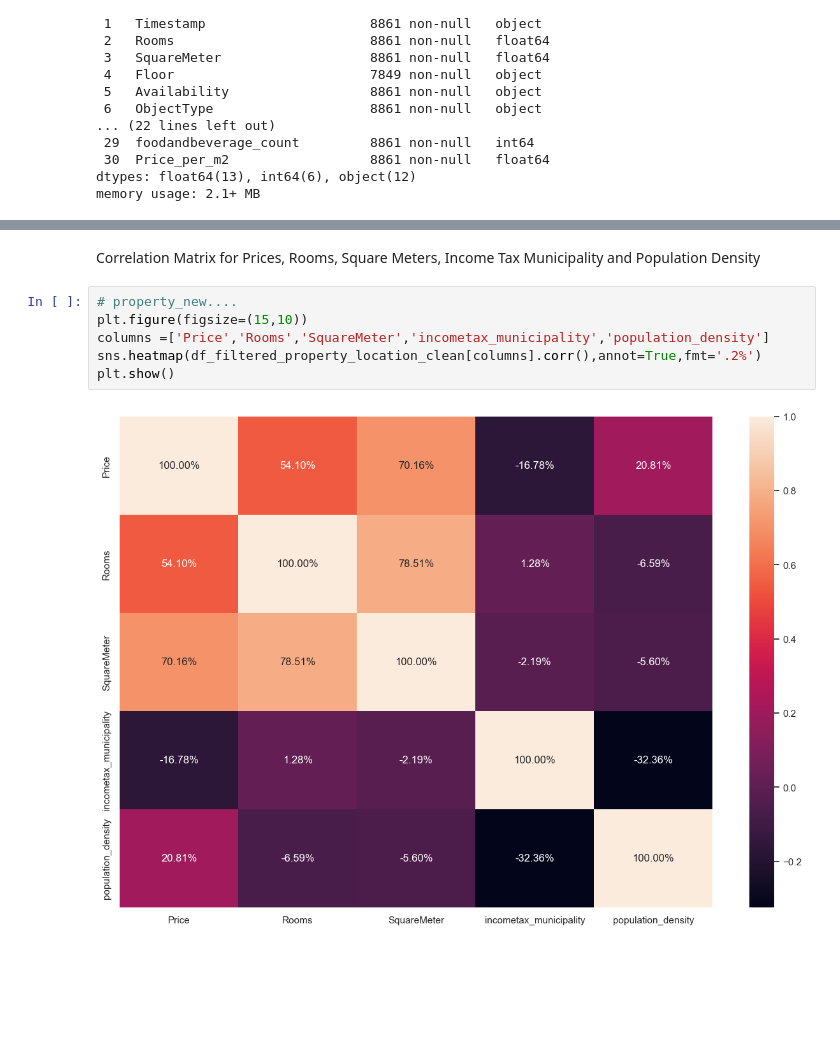
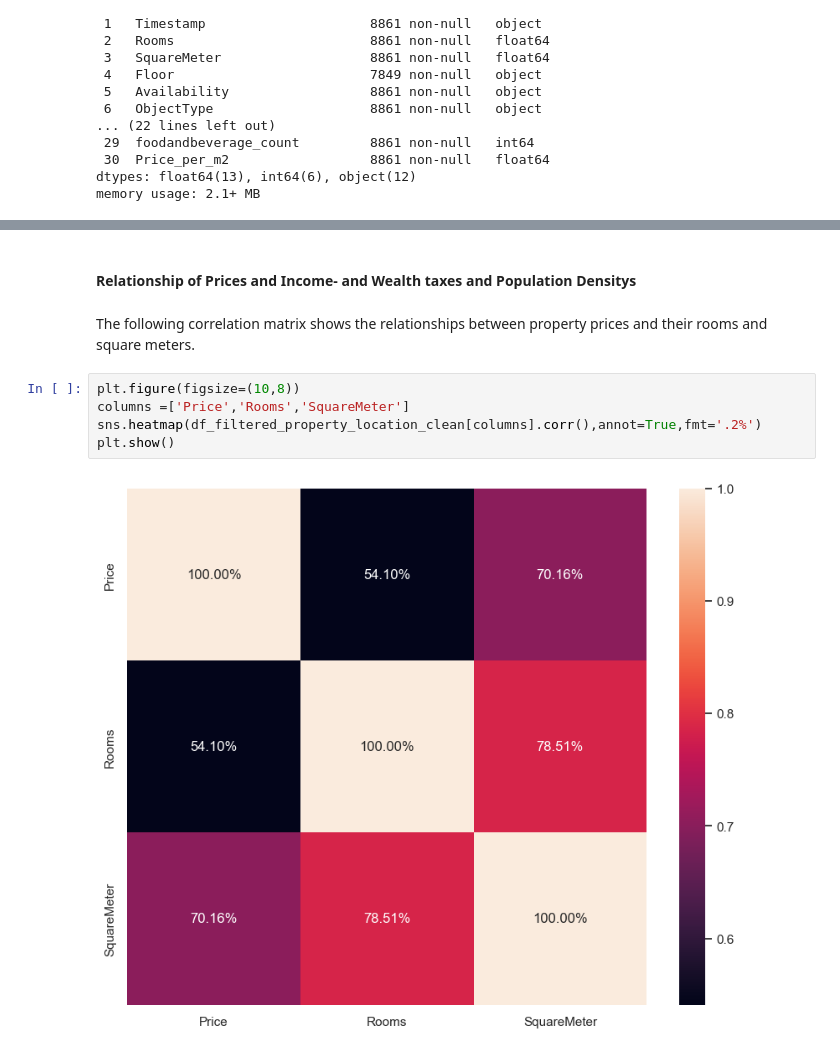
Before and after one commit to ElrasDeVayne/Immo-Projekt-DataScience, a Jupyter notebook: _EDA.ipynb, the cells around one changed output, grey strips where cells are left out. Drawn from its saved outputs; the diff is of its cells as text; blank space fills up the shorter version.

Commit message:
Update EDA and Heatmap.html

```diff
--- a/_EDA.ipynb
+++ b/_EDA.ipynb
@@ -477,13 +478,15 @@ plt.title('Correlation Matrix for Prices and Proximity to Services')
 plt.show()
 # %% [output]
 [figure]
+# %% [markdown]
+<a id="24"></a>
+#### Relationship of Prices and Income- and Wealth taxes and Population Densitys
 # %% [markdown]
-Correlation Matrix for Prices, Rooms, Square Meters, Income Tax Municipality and Population Density
+The following correlation matrix shows the relationships between property prices and their rooms and square meters.
 # %%
-# property_new....
-plt.figure(figsize=(15,10))
-columns =['Price','Rooms','SquareMeter','incometax_municipality','population_density']
+plt.figure(figsize=(10,8))
+columns =['Price','Rooms','SquareMeter']
 sns.heatmap(df_filtered_property_location_clean[columns].corr(),annot=True,fmt='.2%')
 plt.show()
 # %% [output]
-[figure, old version]
+[figure, new version]
```
Also changed, not shown: parts of 69 cells of this notebook, 1 other file.
